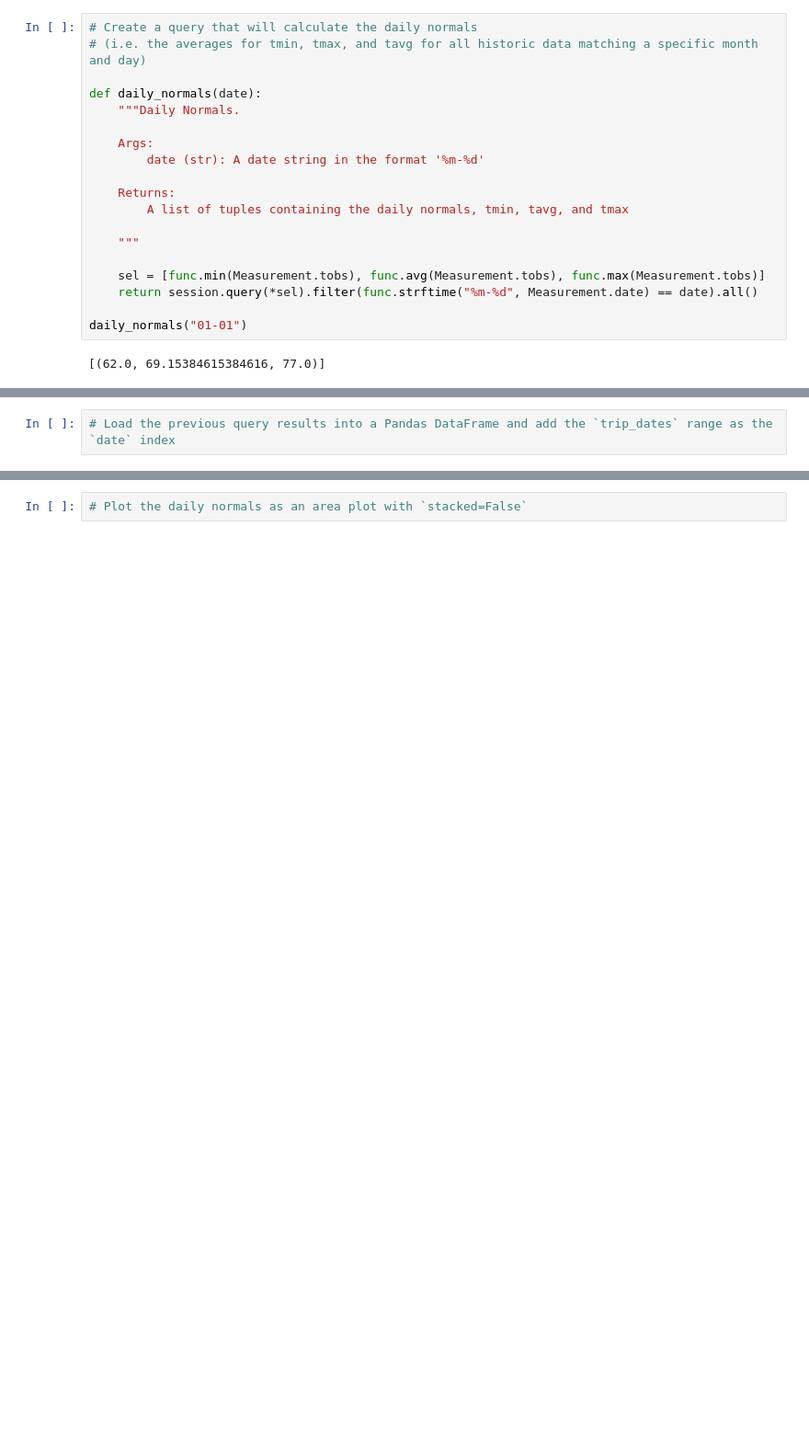
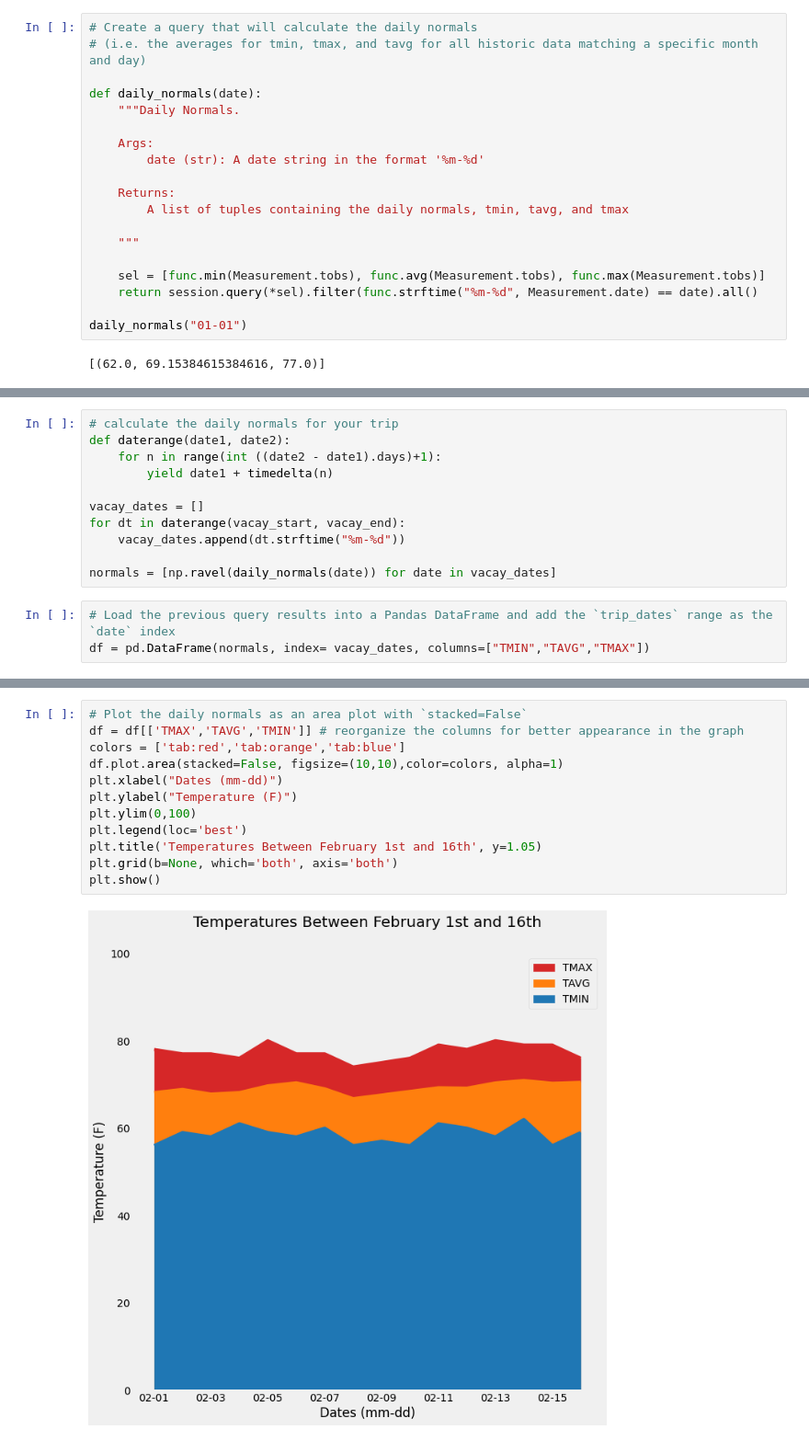
Before and after one commit to JonathanAntia/sqlalchemy-challenge, a Jupyter notebook: climate_analysis.ipynb, the cells around one changed output, grey strips where cells are left out. Shown at 92% size. Drawn from its saved outputs; the diff is of its cells as text; blank space fills up the shorter version.

```diff
--- a/climate_analysis.ipynb
+++ b/climate_analysis.ipynb
@@ -283,2 +278,14 @@ daily_normals("01-01")
+# %%
+# calculate the daily normals for your trip
+def daterange(date1, date2):
+    for n in range(int ((date2 - date1).days)+1):
+        yield date1 + timedelta(n)
+
+vacay_dates = []
+for dt in daterange(vacay_start, vacay_end):
+    vacay_dates.append(dt.strftime("%m-%d"))
+
+normals = [np.ravel(daily_normals(date)) for date in vacay_dates]
 # %%
 # Load the previous query results into a Pandas DataFrame and add the `trip_dates` range as the `date` index
+df = pd.DataFrame(normals, index= vacay_dates, columns=["TMIN","TAVG","TMAX"])
@@ -285,2 +310,14 @@ daily_normals("01-01")
-# %%
-# Plot the daily normals as an area plot with `stacked=False`
+# %%
+# Plot the daily normals as an area plot with `stacked=False`
+df = df[['TMAX','TAVG','TMIN']] # reorganize the columns for better appearance in the graph
+colors = ['tab:red','tab:orange','tab:blue']
+df.plot.area(stacked=False, figsize=(10,10),color=colors, alpha=1)
+plt.xlabel("Dates (mm-dd)")
+plt.ylabel("Temperature (F)")
+plt.ylim(0,100)
+plt.legend(loc='best')
+plt.title('Temperatures Between February 1st and 16th', y=1.05)
+plt.grid(b=None, which='both', axis='both')
+plt.show()
+# %% [output]
+[figure, added]
```
Also changed, not shown: parts of 10 cells of this notebook.
